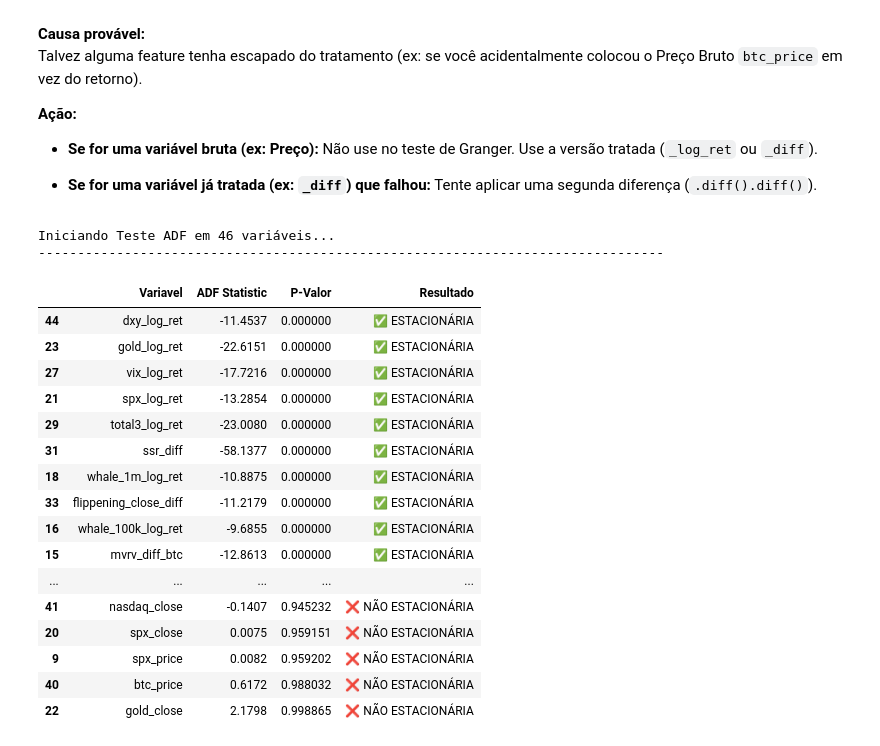
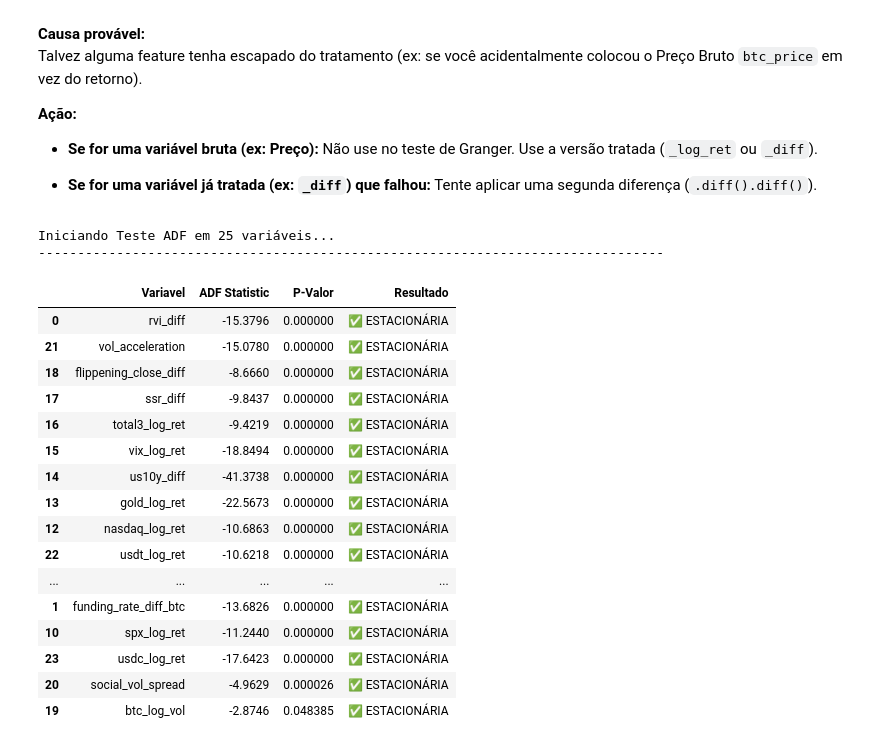
Before and after one commit to felipebaia/mba_dsa_usp_esalq, a Jupyter notebook: TCC/src/output/teste_adf_raiz_unitaria.ipynb, the cells around one changed output. Drawn from its saved outputs; the diff is of its cells as text; code cells hidden in the pictures.

```diff
--- a/TCC/src/output/teste_adf_raiz_unitaria.ipynb
+++ b/TCC/src/output/teste_adf_raiz_unitaria.ipynb
@@ -93,26 +93,26 @@ Talvez alguma feature tenha escapado do tratamento (ex: se você acidentalmente
 
 - **Se for uma variável já tratada (ex: `_diff`) que falhou:** Tente aplicar uma segunda diferença (`.diff().diff()`).
 # %%
-df_adf_report = verificar_estacionaridade(df_features, nivel_significancia=0.05)
+df_adf_report = verificar_estacionaridade(df_features_transformada, nivel_significancia=0.05)
 # df_adf_report.to_excel(rf"/Users/baia/Desktop/PYTHON/mba_dsa_usp_esalq/TCC/src/output/estacionaridade_report.xlsx", index=False)
 df_adf_report
 # %% [output]
-Iniciando Teste ADF em 46 variáveis...
+Iniciando Teste ADF em 25 variáveis...
 --------------------------------------------------------------------------------
 |  | Variavel | ADF Statistic | P-Valor | Resultado |
-| 44 | dxy_log_ret | -11.4537 | 0.000000 | ✅ ESTACIONÁRIA |
-| 23 | gold_log_ret | -22.6151 | 0.000000 | ✅ ESTACIONÁRIA |
-| 27 | vix_log_ret | -17.7216 | 0.000000 | ✅ ESTACIONÁRIA |
-| 21 | spx_log_ret | -13.2854 | 0.000000 | ✅ ESTACIONÁRIA |
-| 29 | total3_log_ret | -23.0080 | 0.000000 | ✅ ESTACIONÁRIA |
-| 31 | ssr_diff | -58.1377 | 0.000000 | ✅ ESTACIONÁRIA |
-| 18 | whale_1m_log_ret | -10.8875 | 0.000000 | ✅ ESTACIONÁRIA |
-| 33 | flippening_close_diff | -11.2179 | 0.000000 | ✅ ESTACIONÁRIA |
-| 16 | whale_100k_log_ret | -9.6855 | 0.000000 | ✅ ESTACIONÁRIA |
-| 15 | mvrv_diff_btc | -12.8613 | 0.000000 | ✅ ESTACIONÁRIA |
+| 0 | rvi_diff | -15.3796 | 0.000000 | ✅ ESTACIONÁRIA |
+| 21 | vol_acceleration | -15.0780 | 0.000000 | ✅ ESTACIONÁRIA |
+| 18 | flippening_close_diff | -8.6660 | 0.000000 | ✅ ESTACIONÁRIA |
+| 17 | ssr_diff | -9.8437 | 0.000000 | ✅ ESTACIONÁRIA |
+| 16 | total3_log_ret | -9.4219 | 0.000000 | ✅ ESTACIONÁRIA |
+| 15 | vix_log_ret | -18.8494 | 0.000000 | ✅ ESTACIONÁRIA |
+| 14 | us10y_diff | -41.3738 | 0.000000 | ✅ ESTACIONÁRIA |
+| 13 | gold_log_ret | -22.5673 | 0.000000 | ✅ ESTACIONÁRIA |
+| 12 | nasdaq_log_ret | -10.6863 | 0.000000 | ✅ ESTACIONÁRIA |
+| 22 | usdt_log_ret | -10.6218 | 0.000000 | ✅ ESTACIONÁRIA |
 | ... | ... | ... | ... | ... |
-| 41 | nasdaq_close | -0.1407 | 0.945232 | ❌ NÃO ESTACIONÁRIA |
-| 20 | spx_close | 0.0075 | 0.959151 | ❌ NÃO ESTACIONÁRIA |
-| 9 | spx_price | 0.0082 | 0.959202 | ❌ NÃO ESTACIONÁRIA |
-| 40 | btc_price | 0.6172 | 0.988032 | ❌ NÃO ESTACIONÁRIA |
-| 22 | gold_close | 2.1798 | 0.998865 | ❌ NÃO ESTACIONÁRIA |
+| 1 | funding_rate_diff_btc | -13.6826 | 0.000000 | ✅ ESTACIONÁRIA |
+| 10 | spx_log_ret | -11.2440 | 0.000000 | ✅ ESTACIONÁRIA |
+| 23 | usdc_log_ret | -17.6423 | 0.000000 | ✅ ESTACIONÁRIA |
+| 20 | social_vol_spread | -4.9629 | 0.000026 | ✅ ESTACIONÁRIA |
+| 19 | btc_log_vol | -2.8746 | 0.048385 | ✅ ESTACIONÁRIA |
```
Also changed, not shown: 10 other files.
